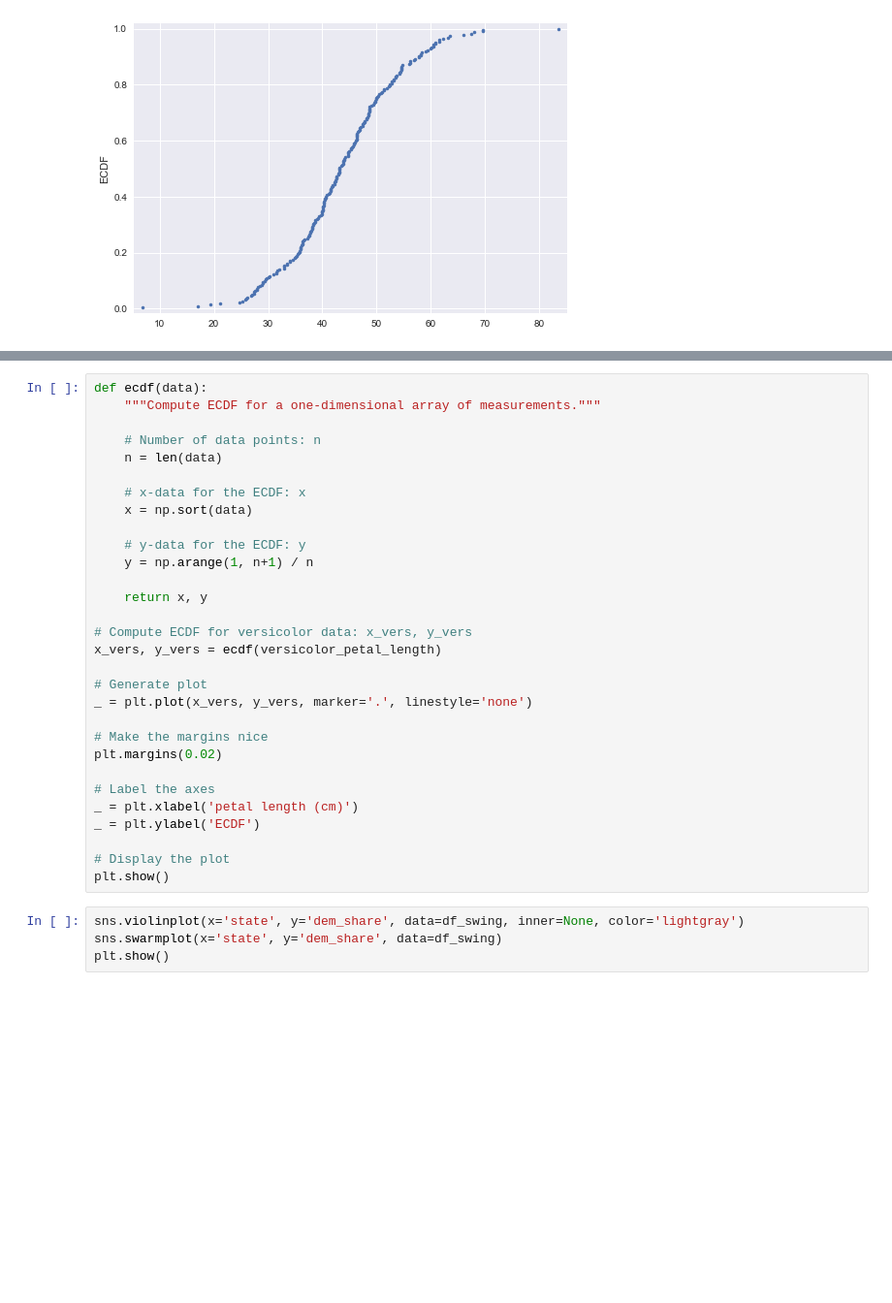
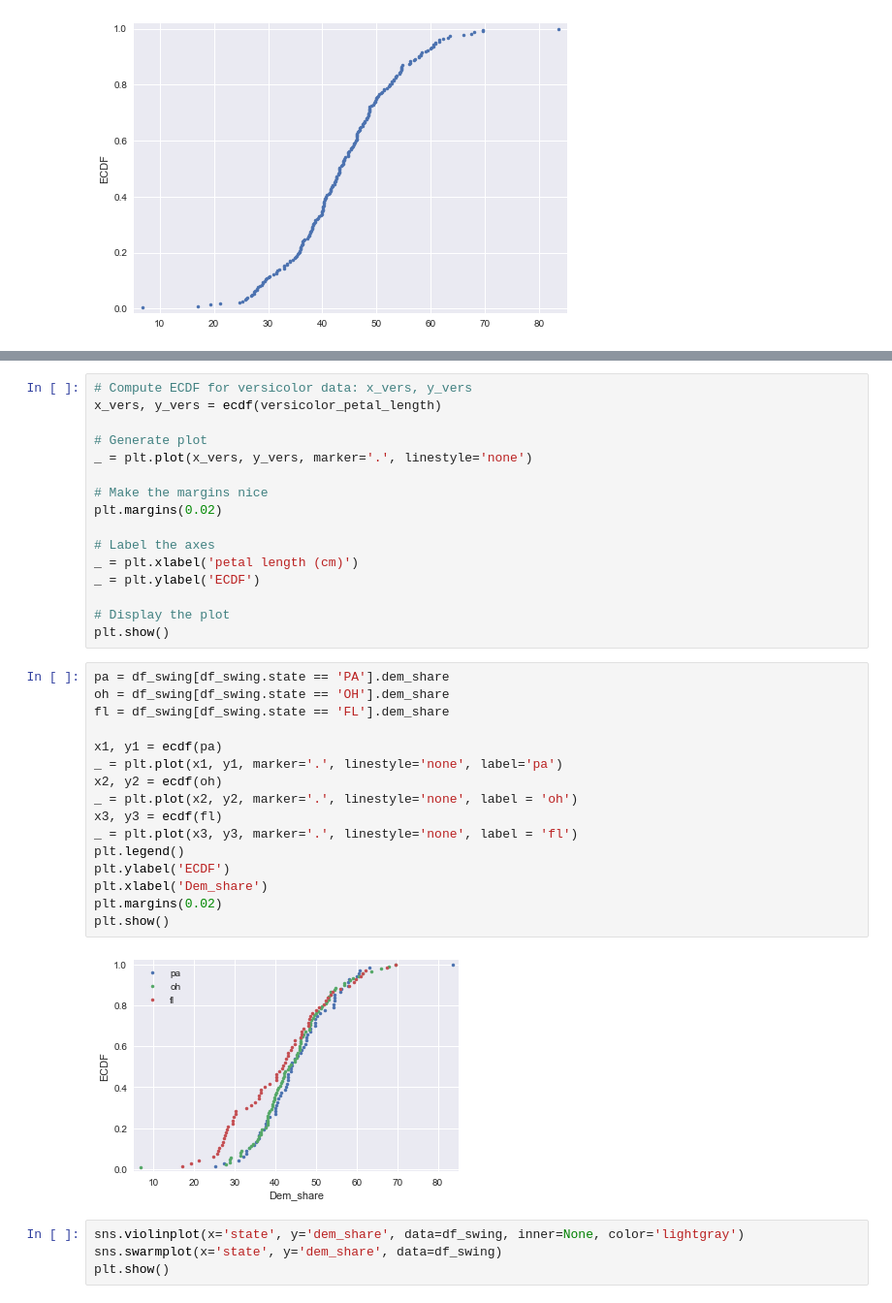
Before and after one commit to KonstantinK3/ml, a Jupyter notebook: datacamp/Statistics - Exploratory Data Analysis (EDA), Summary.ipynb, the cells around one changed output, grey strips where cells are left out. Shown at 97% size. Saved outputs shown, nothing was run; the diff lists cells and outputs as text; blank space fills up the shorter version.

Commit message:
data camp

```diff
--- a/datacamp/Statistics - Exploratory Data Analysis (EDA), Summary.ipynb
+++ b/datacamp/Statistics - Exploratory Data Analysis (EDA), Summary.ipynb
@@ -44,18 +61,4 @@ plt.show()
 # %%
-def ecdf(data):
-    """Compute ECDF for a one-dimensional array of measurements."""
-
-    # Number of data points: n
-    n = len(data)
-
-    # x-data for the ECDF: x
-    x = np.sort(data)
-
-    # y-data for the ECDF: y
-    y = np.arange(1, n+1) / n
-
-    return x, y
-
 # Compute ECDF for versicolor data: x_vers, y_vers
 x_vers, y_vers = ecdf(versicolor_petal_length)
 
@@ -71,6 +74,24 @@ _ = plt.ylabel('ECDF')
 
 # Display the plot
 plt.show()
+# %%
+pa = df_swing[df_swing.state == 'PA'].dem_share
+oh = df_swing[df_swing.state == 'OH'].dem_share
+fl = df_swing[df_swing.state == 'FL'].dem_share
+
+x1, y1 = ecdf(pa)
+_ = plt.plot(x1, y1, marker='.', linestyle='none', label='pa')
+x2, y2 = ecdf(oh)
+_ = plt.plot(x2, y2, marker='.', linestyle='none', label = 'oh')
+x3, y3 = ecdf(fl)
+_ = plt.plot(x3, y3, marker='.', linestyle='none', label = 'fl')
+plt.legend()
+plt.ylabel('ECDF')
+plt.xlabel('Dem_share')
+plt.margins(0.02)
+plt.show()
+# %% [output]
+[figure, added]
 # %%
 sns.violinplot(x='state', y='dem_share', data=df_swing, inner=None, color='lightgray')
 sns.swarmplot(x='state', y='dem_share', data=df_swing)
```
Also changed, not shown: parts of 2 cells of this notebook, 20 other files.
